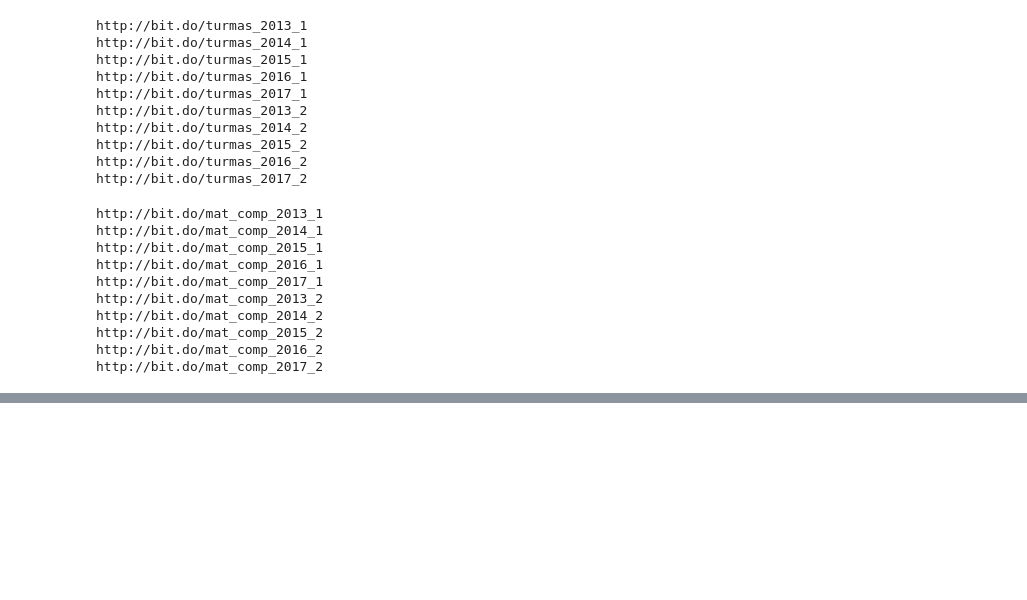
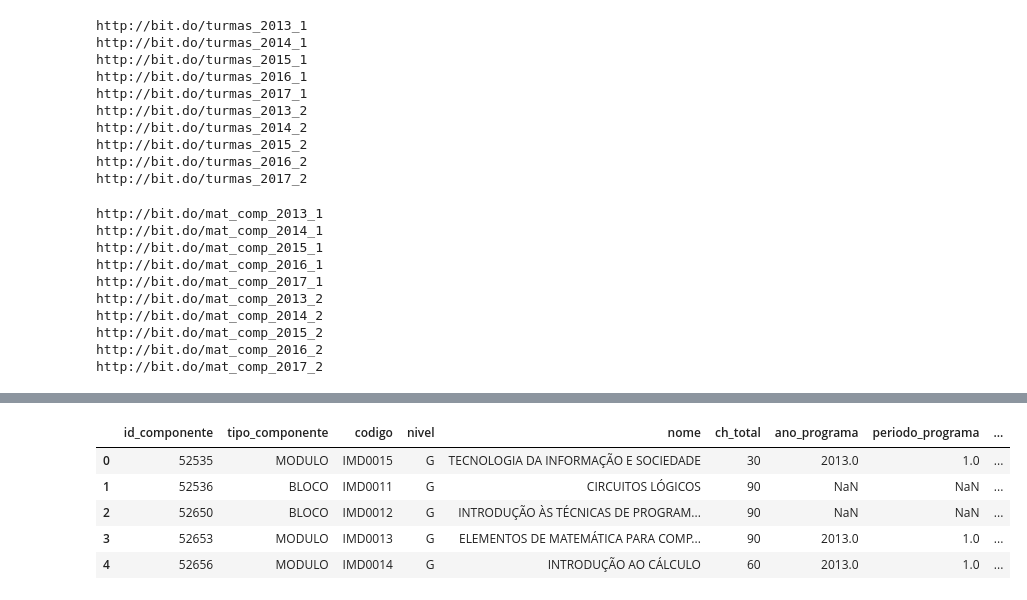
Before and after one commit to ailsonfds/IMD0033_Probabilidade, a Jupyter notebook: Atividades/Unidade 02/Trabalho_Unidade_2.ipynb, the cells around one changed output, grey strips where cells are left out. Drawn from its saved outputs; the diff is of its cells as text; code cells hidden in the pictures; blank space fills up the shorter version.

Commit message:
Função dando problema de tipagem...por isso tipos bem definidos são importantes...

```diff
--- a/Atividades/Unidade 02/Trabalho_Unidade_2.ipynb
+++ b/Atividades/Unidade 02/Trabalho_Unidade_2.ipynb
@@ -87,9 +82,18 @@ Index(['id_componente', 'tipo_componente', 'codigo', 'nivel', 'nome',
 5 rows × 29 columns
 # %%
 disc_cols = ['id_componente', 'tipo_componente', 'codigo', 'nivel', 'nome',
-             'ch_total', 'permite_horario_flexivel', 'qtd_unidades', 'procedimentos_avaliacao',
-             'ano_programa', 'periodo_programa', 'modalidade', 'curso_componente']
-disciplinas = disciplinas[disciplinas['codigo'].str.contains('IMD')]
+             'ch_total', 'ano_programa', 'periodo_programa', 'modalidade', 'curso_componente']
+disciplinas = disciplinas_df[disc_cols]
+disciplinas_bti = disciplinas[disciplinas['curso_componente'] == 'TECNOLOGIA DA INFORMAÇÃO']
+disciplinas_bti.reset_index(inplace=True,drop='index')
+disciplinas_bti.head()
+# %% [output]
+|  | id_componente | tipo_componente | codigo | nivel | nome | ch_total | ano_programa | periodo_programa | ... |
+| 0 | 52535 | MODULO | IMD0015 | G | TECNOLOGIA DA INFORMAÇÃO E SOCIEDADE | 30 | 2013.0 | 1.0 | ... |
+| 1 | 52536 | BLOCO | IMD0011 | G | CIRCUITOS LÓGICOS | 90 | NaN | NaN | ... |
+| 2 | 52650 | BLOCO | IMD0012 | G | INTRODUÇÃO ÀS TÉCNICAS DE PROGRAM... | 90 | NaN | NaN | ... |
+| 3 | 52653 | MODULO | IMD0013 | G | ELEMENTOS DE MATEMÁTICA PARA COMP... | 90 | 2013.0 | 1.0 | ... |
+| 4 | 52656 | MODULO | IMD0014 | G | INTRODUÇÃO AO CÁLCULO | 60 | 2013.0 | 1.0 | ... |
 # %%
 ## Fazendo a concatenação para trabalhar apenas com um DataFrame
 turmas_df = pd.concat(turmas_dfs, keys=turmas_periodo)
```
Also changed, not shown: parts of 23 cells of this notebook, 2 other files.
